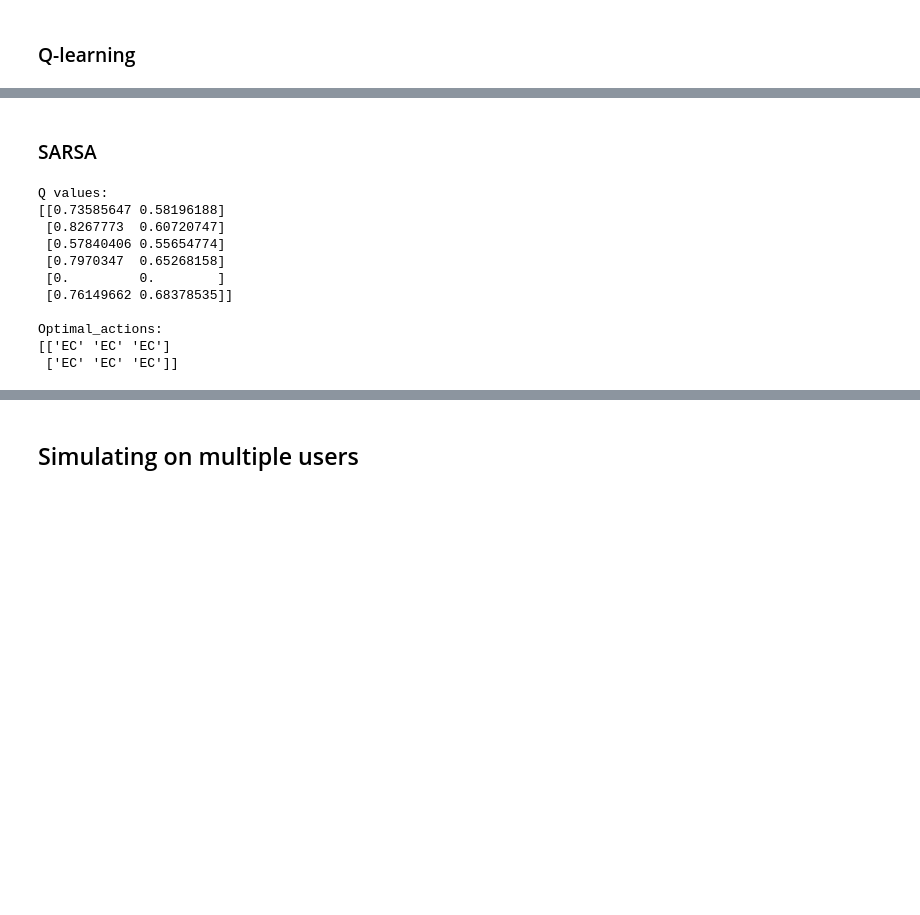
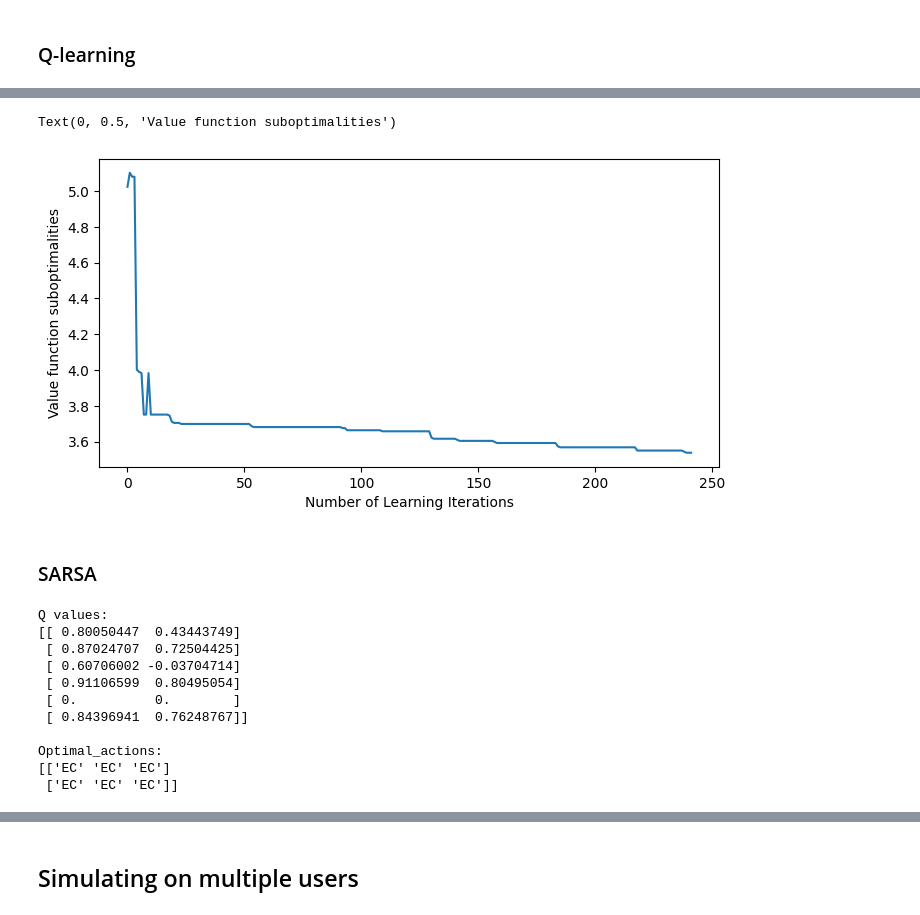
Before and after one commit to cyalbert25/EE568-StudentRLProject-1, a Jupyter notebook: WriteUpRight.ipynb, the cells around one changed output, grey strips where cells are left out. Drawn from its saved outputs; the diff is of its cells as text; code cells hidden in the pictures; blank space fills up the shorter version.

```diff
--- a/WriteUpRight.ipynb
+++ b/WriteUpRight.ipynb
@@ -379,14 +62,14 @@ p_aha_factor 1.005952298466051 | posture_change_factor 0.982928485296803
 ### Q-learning
 # %%
 # Q-learning
-Q, env, average_rewards, cum_rewards, idxs = user.simulation("Q", num_iterations=1200, explore_rate=0.1, max_delay=7)
+subopts, average_rewards, cum_rewards, idxs = user.simulation("Q", num_iterations=num_iterations, explore_rate=0.1, t_timeout=7)
 
 print("Q values:")
-print(Q)
+print(user._agent_q._Q)
 print()
 
 print("Optimal_actions:")
-print(user.optimal_actions(Q))
+print(user.optimal_actions(user._agent_q._Q))
 print()
 # %% [output]
 Q values:
@@ -421,24 +104,32 @@ plt.show()
+# %%
+fig = plt.figure(figsize=(8, 4))
+plt.plot(subopts)
+plt.xlabel("Number of Learning Iterations")
+plt.ylabel("Value function suboptimalities")
+# %% [output]
+Text(0, 0.5, 'Value function suboptimalities')
+[figure, added]
 # %% [markdown]
 ### SARSA
 # %%
 # SARSA
-Q, env, average_rewards, cum_rewards, idxs = user.simulation("SARSA", num_iterations=1200, explore_rate=0.1, max_delay=7)
+subopts, average_rewards, cum_rewards, idxs = user.simulation("SARSA", num_iterations=num_iterations, explore_rate=0.1, t_timeout=7)
 
 print("Q values:")
-print(Q)
+print(user._agent_sarsa._Q)
 print()
 
 print("Optimal_actions:")
-print(user.optimal_actions(Q))
+print(user.optimal_actions(user._agent_sarsa._Q))
 print()
 # %% [output]
 Q values:
-[[0.73585647 0.58196188]
- [0.8267773  0.60720747]
- [0.57840406 0.55654774]
- [0.7970347  0.65268158]
- [0.         0.        ]
- [0.76149662 0.68378535]]
+[[ 0.80050447  0.43443749]
+ [ 0.87024707  0.72504425]
+ [ 0.60706002 -0.03704714]
+ [ 0.91106599  0.80495054]
+ [ 0.          0.        ]
+ [ 0.84396941  0.76248767]]
 
 Optimal_actions:
 [['EC' 'EC' 'EC']
```
Also changed, not shown: parts of 22 cells of this notebook, 4 other files.
